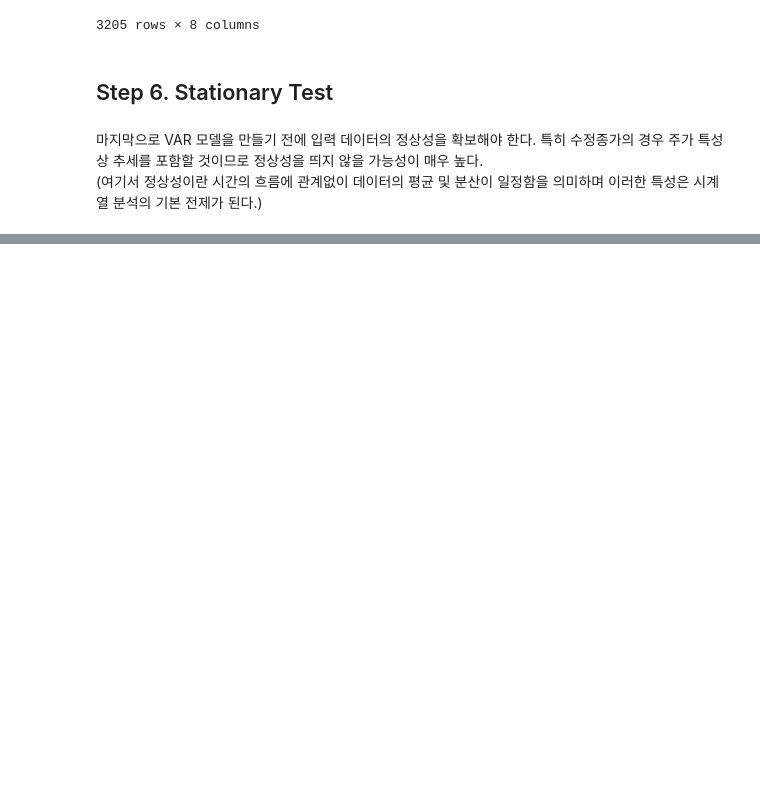
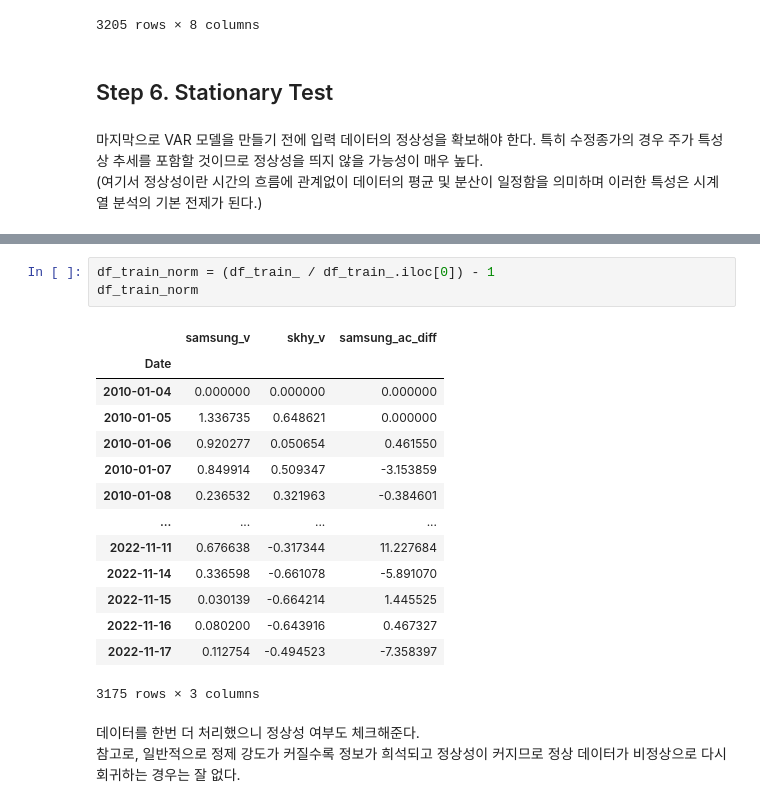
Before and after one commit to sw-song/ts-analysis, a Jupyter notebook: archive/01_var.ipynb, the cells around one changed output, grey strips where cells are left out. Drawn from its saved outputs; the diff is of its cells as text; blank space fills up the shorter version.

```diff
--- a/archive/01_var.ipynb
+++ b/archive/01_var.ipynb
@@ -431,0 +564,21 @@ ADF는 추세를 포함하는 시계열 데이터에 대해서도 단위근 검
+# %%
+df_train_norm = (df_train_ / df_train_.iloc[0]) - 1
+df_train_norm
+# %% [output]
+|  | samsung_v | skhy_v | samsung_ac_diff |
+| Date |  |  |  |
+| 2010-01-04 | 0.000000 | 0.000000 | 0.000000 |
+| 2010-01-05 | 1.336735 | 0.648621 | 0.000000 |
+| 2010-01-06 | 0.920277 | 0.050654 | 0.461550 |
+| 2010-01-07 | 0.849914 | 0.509347 | -3.153859 |
+| 2010-01-08 | 0.236532 | 0.321963 | -0.384601 |
+| ... | ... | ... | ... |
+| 2022-11-11 | 0.676638 | -0.317344 | 11.227684 |
+| 2022-11-14 | 0.336598 | -0.661078 | -5.891070 |
+| 2022-11-15 | 0.030139 | -0.664214 | 1.445525 |
+| 2022-11-16 | 0.080200 | -0.643916 | 0.467327 |
+| 2022-11-17 | 0.112754 | -0.494523 | -7.358397 |
+3175 rows × 3 columns
+# %% [markdown]
+데이터를 한번 더 처리했으니 정상성 여부도 체크해준다.
+참고로, 일반적으로 정제 강도가 커질수록 정보가 희석되고 정상성이 커지므로 정상 데이터가 비정상으로 다시 회귀하는 경우는 잘 없다.
```
Also changed, not shown: parts of 31 cells of this notebook.
